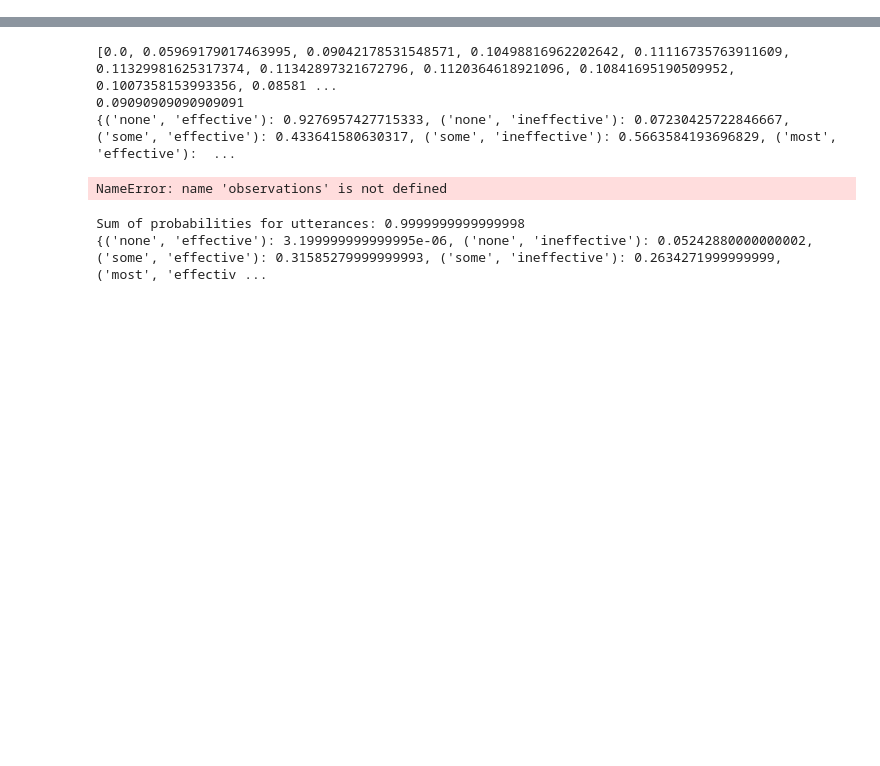
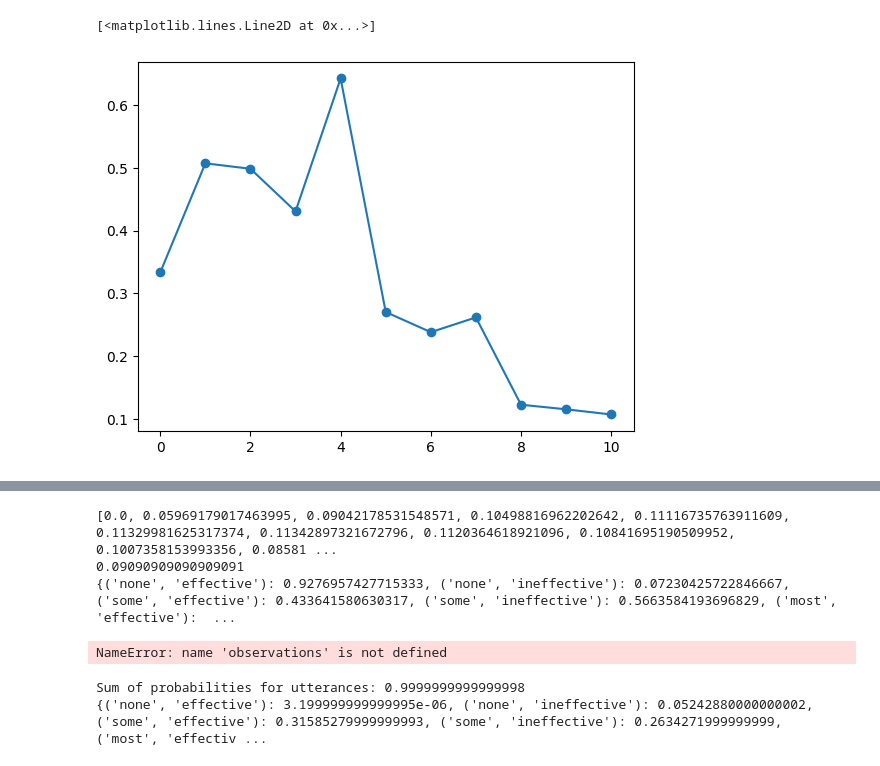
Before and after one commit to keremoner/argumentative-awareness, a Jupyter notebook: unawareness.ipynb, the cells around one changed output, grey strips where cells are left out. Drawn from its saved outputs; the diff is of its cells as text; code cells hidden in the pictures; blank space fills up the shorter version.

```diff
--- a/unawareness.ipynb
+++ b/unawareness.ipynb
@@ -303,0 +1099,17 @@ Multinomial coefficient for (2, 3, 4): 1260.0
+# %%
+from itertools import product
+theta = 0.3
+thetas = [0.1 * i for i in range(0, 11)]
+psis = ["inf", "high", "low"]
+world_parameters = {"n": 5, "m": 7}
+alpha = 3.0
+world = World(theta, world_parameters, get_obs_prob, generate_all_observations)
+quantifiers = ["none", "some", "most", "all"]
+predicates = ["effective", "ineffective"]
+if world_parameters["n"] > 1:
+    utterances = list(product(quantifiers, quantifiers, predicates))
+else:
+    utterances = list(product(quantifiers, predicates))
+
+semantics = Semantics(utterances, utterance_is_true)
+speaker_low, listener_low = Game(thetas, psis, semantics, world, alpha=alpha, rounds=10)
@@ -303,0 +1146,12 @@ Multinomial coefficient for (2, 3, 4): 1260.0
+# %%
+#plot informativity probability
+import matplotlib.pyplot as plt
+hist = listener_low.hist
+y = []
+for belief in hist:
+    marg = belief.marginal(1)["low"]
+    y.append(marg)
+plt.plot(y, marker='o')
+# %% [output]
+[<matplotlib.lines.Line2D at 0x...>]
+[figure, added]
```
Also changed, not shown: parts of 27 cells of this notebook, 39 other files.
